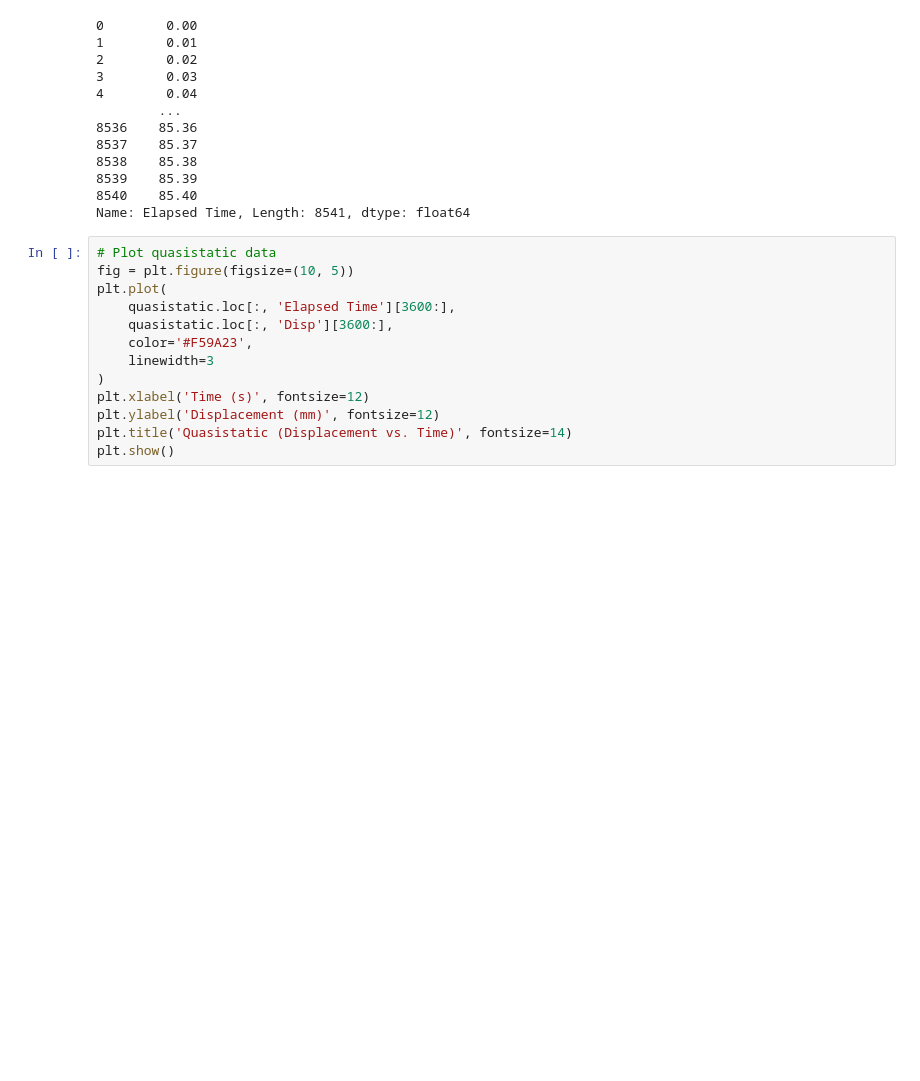
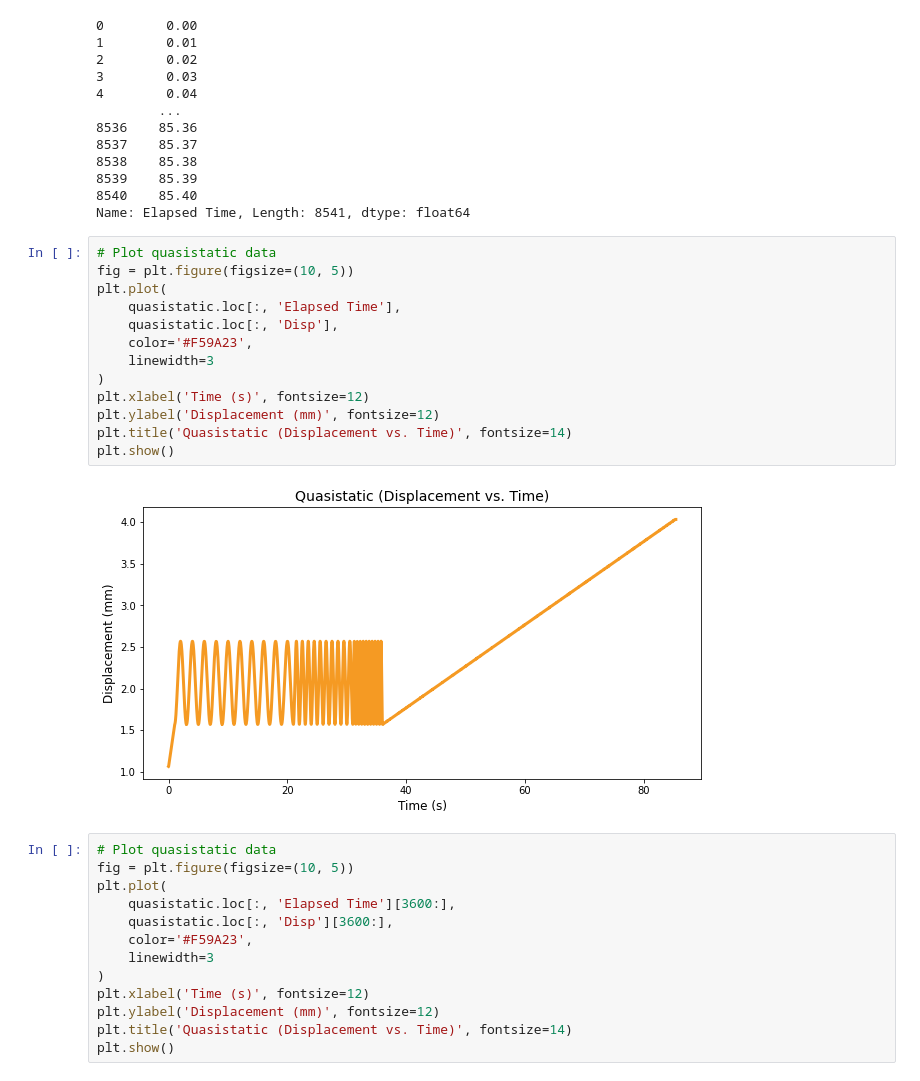
Before and after one commit to ivanvlam/IBM2020, a Jupyter notebook: Tarea 4/tarea-4.ipynb, the cells around one changed output. Saved outputs shown, nothing was run; the diff lists cells and outputs as text; blank space fills up the shorter version.

```diff
--- a/Tarea 4/tarea-4.ipynb
+++ b/Tarea 4/tarea-4.ipynb
@@ -34,6 +37,21 @@ quasistatic.loc[:, 'Elapsed Time']
 8539    85.39
 8540    85.40
 Name: Elapsed Time, Length: 8541, dtype: float64
+# %%
+# Plot quasistatic data
+fig = plt.figure(figsize=(10, 5))
+plt.plot(
+    quasistatic.loc[:, 'Elapsed Time'],
+    quasistatic.loc[:, 'Disp'],
+    color='#F59A23',
+    linewidth=3
+)
+plt.xlabel('Time (s)', fontsize=12)
+plt.ylabel('Displacement (mm)', fontsize=12)
+plt.title('Quasistatic (Displacement vs. Time)', fontsize=14)
+plt.show()
+# %% [output]
+[figure, added]
 # %%
 # Plot quasistatic data
 fig = plt.figure(figsize=(10, 5))
```
Also changed, not shown: parts of 7 cells of this notebook.
